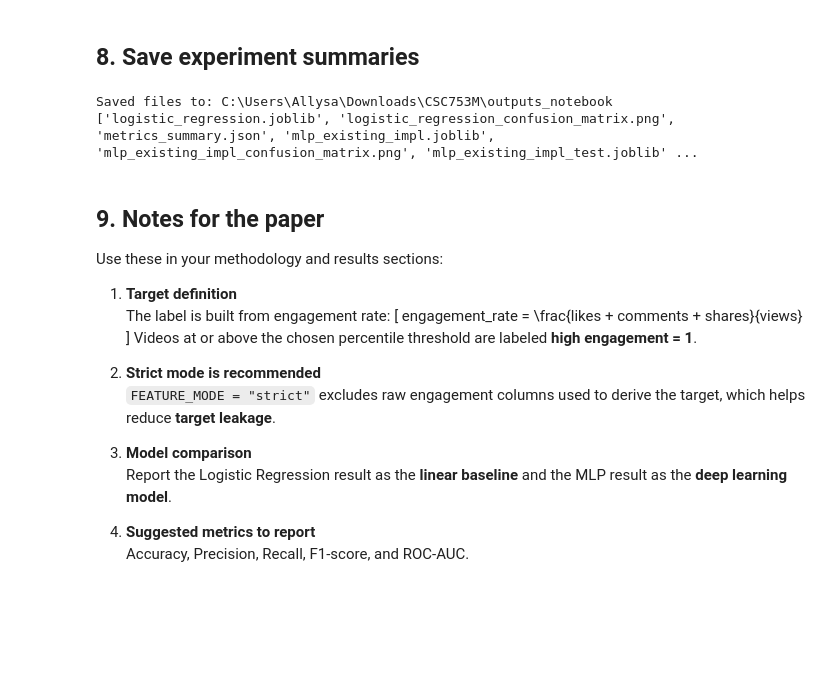
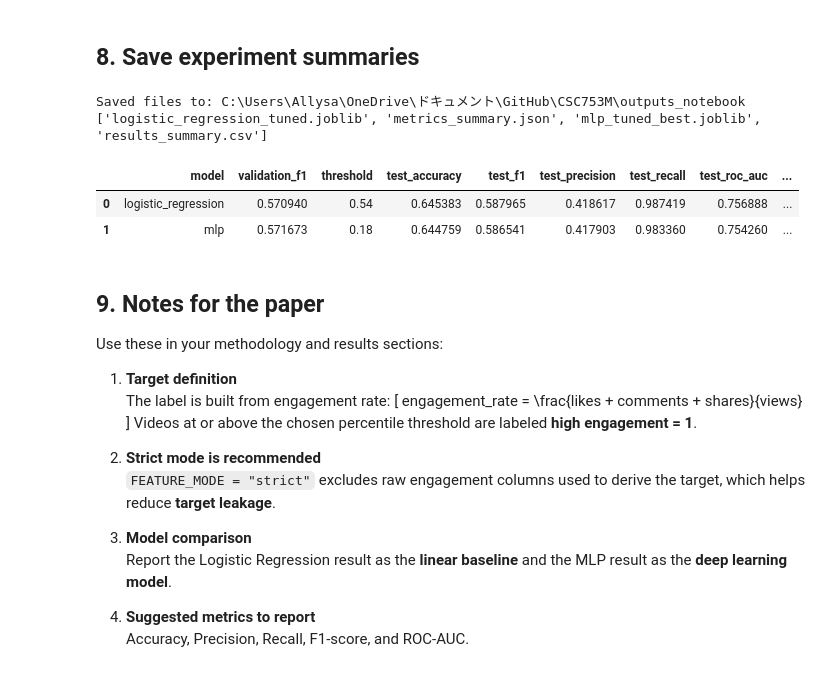
Before and after one commit to taps210/CSC753M, a Jupyter notebook: short_video_engagement_research.ipynb, the cells around one changed output. Saved outputs shown, nothing was run; the diff lists cells and outputs as text; code cells hidden in the pictures; blank space fills up the shorter version.

```diff
--- a/short_video_engagement_research.ipynb
+++ b/short_video_engagement_research.ipynb
@@ -628,39 +640,91 @@ Best model by validation ROC-AUC: mlp_existing_impl
 # %%
 summary = {
     "csv_path": str(Path(CSV_PATH).resolve()),
     "rows": int(len(df)),
     "columns": list(df.columns),
     "target_percentile": TARGET_PERCENTILE,
-    "engagement_threshold_from_train": threshold,
+    "engagement_threshold_from_train": float(threshold),
     "feature_mode": FEATURE_MODE,
     "numeric_features": numeric_features,
     "categorical_features": categorical_features,
-    "best_model_by_validation_roc_auc": best_model_name,
-    "validation_results": validation_results,
-    "test_result_of_best_model": test_metrics,
     "split_sizes": {
         "train": int(len(train_df)),
         "validation": int(len(val_df)),
         "test": int(len(test_df)),
     },
     "class_balance": {
         "train_positive_rate": float(y_train.mean()),
         "validation_positive_rate": float(y_val.mean()),
         "test_positive_rate": float(y_test.mean()),
     },
+    "logistic_regression": {
+        "validation_f1": float(logreg_val_f1),
+        "threshold": float(logreg_threshold),
+        "test_accuracy": float(logreg_test_accuracy),
+        "test_f1": float(logreg_test_f1),
+        "test_precision": float(logreg_test_precision),
+        "test_recall": float(logreg_test_recall),
+        "test_roc_auc": float(logreg_test_roc_auc),
+    },
+    "mlp": {
+        "best_params": {
+            "hidden_layer_sizes": best_params[0],
+            "alpha": best_params[1],
+            "learning_rate_init": best_params[2],
+            "batch_size": best_params[3],
+        },
+        "validation_f1": float(best_f1),
+        "threshold": float(best_threshold),
+        "test_accuracy": float(mlp_test_accuracy),
+        "test_f1": float(mlp_test_f1),
+        "test_precision": float(mlp_test_precision),
+        "test_recall": float(mlp_test_recall),
+        "test_roc_auc": float(mlp_test_roc_auc),
+    },
 }
 
 with open(out_dir / "metrics_summary.json", "w", encoding="utf-8") as f:
     json.dump(summary, f, indent=2)
 
-validation_metrics_df.to_csv(out_dir / "validation_metrics.csv", index=False)
-test_metrics_df.to_csv(out_dir / "test_metrics.csv", index=False)
+results_df = pd.DataFrame([
+    {
+        "model": "logistic_regression",
+        "validation_f1": logreg_val_f1,
+        "threshold": logreg_threshold,
+        "test_accuracy": logreg_test_accuracy,
+        "test_f1": logreg_test_f1,
+        "test_precision": logreg_test_precision,
+        "test_recall": logreg_test_recall,
+        "test_roc_auc": logreg_test_roc_auc,
+    },
+    {
+        "model": "mlp",
+        "validation_f1": best_f1,
+        "threshold": best_threshold,
+        "test_accuracy": mlp_test_accuracy,
+        "test_f1": mlp_test_f1,
+        "test_precision": mlp_test_precision,
+        "test_recall": mlp_test_recall,
+        "test_roc_auc": mlp_test_roc_auc,
+        "hidden_layer_sizes": str(best_params[0]),
+        "alpha": best_params[1],
+        "learning_rate_init": best_params[2],
+        "batch_size": best_params[3],
+    },
+])
+
+results_df.to_csv(out_dir / "results_summary.csv", index=False)
 
 print("Saved files to:", out_dir.resolve())
 print(sorted([p.name for p in out_dir.iterdir()]))
+
+display(results_df)
 # %% [output]
-Saved files to: C:\Users\Allysa\Downloads\CSC753M\outputs_notebook
-['logistic_regression.joblib', 'logistic_regression_confusion_matrix.png', 'metrics_summary.json', 'mlp_existing_impl.joblib', 'mlp_existing_impl_confusion_matrix.png', 'mlp_existing_impl_test.joblib' ...
+Saved files to: C:\Users\Allysa\OneDrive\ドキュメント\GitHub\CSC753M\outputs_notebook
+['logistic_regression_tuned.joblib', 'metrics_summary.json', 'mlp_tuned_best.joblib', 'results_summary.csv']
+|  | model | validation_f1 | threshold | test_accuracy | test_f1 | test_precision | test_recall | test_roc_auc | ... |
+| 0 | logistic_regression | 0.570940 | 0.54 | 0.645383 | 0.587965 | 0.418617 | 0.987419 | 0.756888 | ... |
+| 1 | mlp | 0.571673 | 0.18 | 0.644759 | 0.586541 | 0.417903 | 0.983360 | 0.754260 | ... |
 # %% [markdown]
 ## 9. Notes for the paper
 
```
Also changed, not shown: parts of 18 cells of this notebook, 12 other files.
